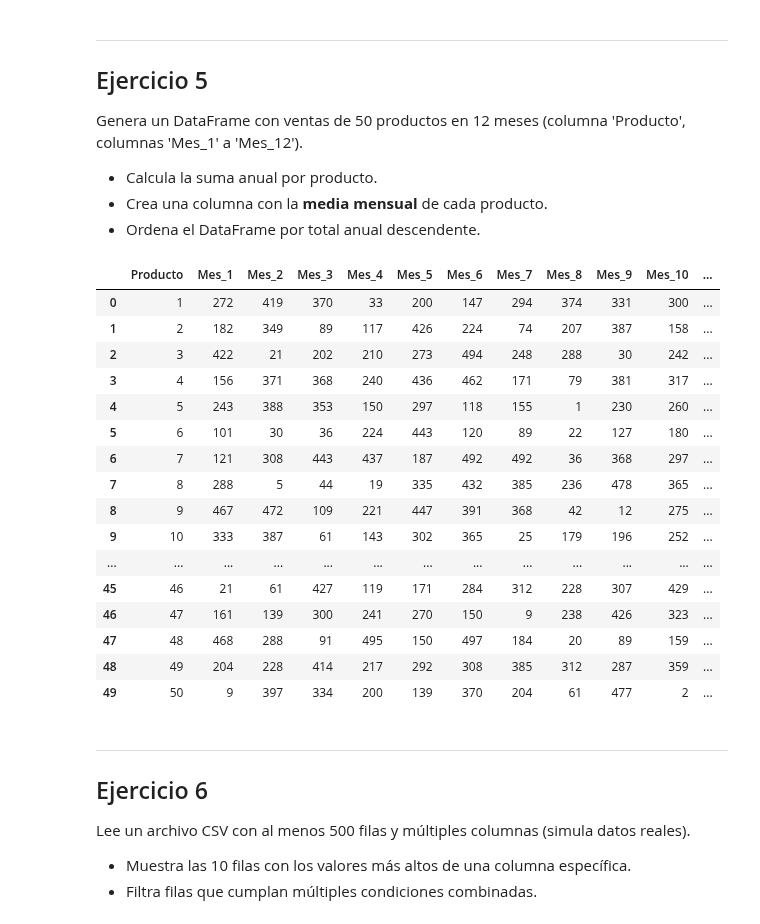
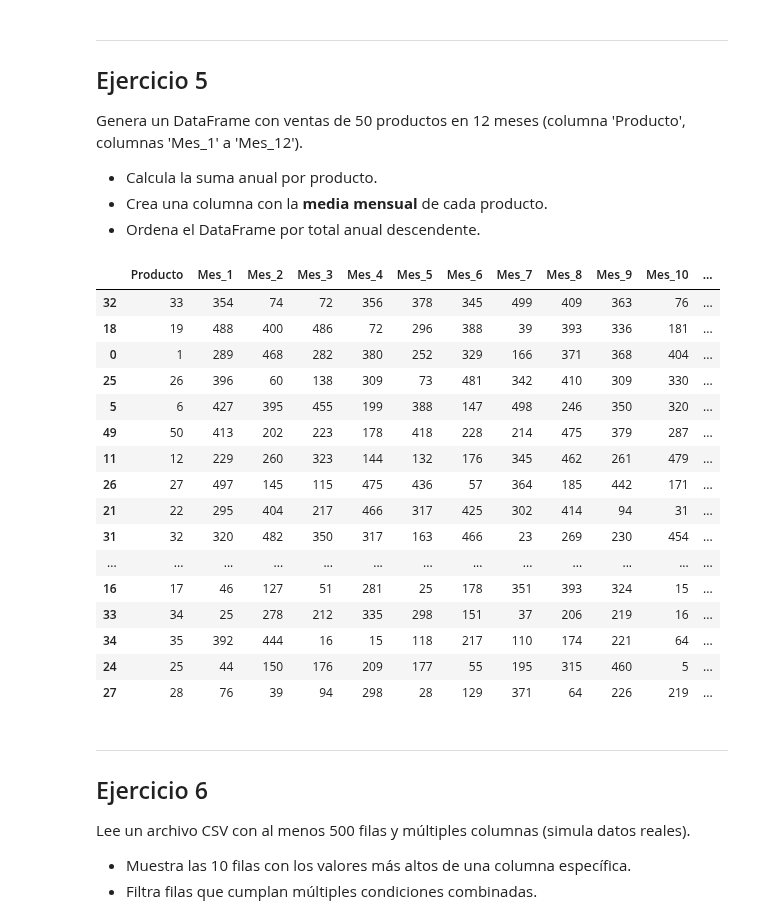
Before and after one commit to JavierPeraltaAzagra/Big-Data-e-IA, a Jupyter notebook: Programacion de IA/Pandas/Ejercicios intermedios Pandas/02-Pandas_Ejercicios_2.ipynb, the cells around one changed output. Drawn from its saved outputs; the diff is of its cells as text; code cells hidden in the pictures.

```diff
--- a/Programacion de IA/Pandas/Ejercicios intermedios Pandas/02-Pandas_Ejercicios_2.ipynb
+++ b/Programacion de IA/Pandas/Ejercicios intermedios Pandas/02-Pandas_Ejercicios_2.ipynb
@@ -183,54 +180,45 @@ Genera un DataFrame con ventas de 50 productos en 12 meses (columna 'Producto',
 - Crea una columna con la **media mensual** de cada producto.
 - Ordena el DataFrame por total anual descendente.
 # %%
-productos = np.array(range(1,51))
-mes_1 = np.random.randint(0, 500, 50)
-mes_2 = np.random.randint(0, 500, 50)
-mes_3 = np.random.randint(0, 500, 50)
-mes_4 = np.random.randint(0, 500, 50)
-mes_5 = np.random.randint(0, 500, 50)
-mes_6 = np.random.randint(0, 500, 50)
-mes_7 = np.random.randint(0, 500, 50)
-mes_8 = np.random.randint(0, 500, 50)
-mes_9 = np.random.randint(0, 500, 50)
-mes_10 = np.random.randint(0, 500, 50)
-mes_11 = np.random.randint(0, 500, 50)
-mes_12 = np.random.randint(0, 500, 50)
-
 df = pd.DataFrame({
-    'Producto': productos,
-    'Mes_1': mes_1,
-    'Mes_2': mes_2,
-    'Mes_3': mes_3,
-    'Mes_4': mes_4,
-    'Mes_5': mes_5,
-    'Mes_6': mes_6,
-    'Mes_7': mes_7,
-    'Mes_8': mes_8,
-    'Mes_9': mes_9,
-    'Mes_10': mes_10,
-    'Mes_11': mes_11,
-    'Mes_12': mes_12,
+    "Producto": np.array(range(1,51)),
+    "Mes_1": np.random.randint(0, 500, 50),
+    "Mes_2": np.random.randint(0, 500, 50),
+    "Mes_3": np.random.randint(0, 500, 50),
+    "Mes_4": np.random.randint(0, 500, 50),
+    "Mes_5": np.random.randint(0, 500, 50),
+    "Mes_6": np.random.randint(0, 500, 50),
+    "Mes_7": np.random.randint(0, 500, 50),
+    "Mes_8": np.random.randint(0, 500, 50),
+    "Mes_9": np.random.randint(0, 500, 50),
+    "Mes_10": np.random.randint(0, 500, 50),
+    "Mes_11": np.random.randint(0, 500, 50),
+    "Mes_12": np.random.randint(0, 500, 50),
 })
-df
+# Suma anual por producto
+df["Total_Anual"] = df.loc[:, "Mes_1":"Mes_12"].sum(axis=1)
+# Media mensual por producto
+df["Media mensual"] = df.loc[:, "Mes_1":"Mes_12"].mean(axis=1)
+# DataFrame ordenado por total anual descendente
+df.sort_values("Total_Anual", ascending= False)
 # %% [output]
 |  | Producto | Mes_1 | Mes_2 | Mes_3 | Mes_4 | Mes_5 | Mes_6 | Mes_7 | Mes_8 | Mes_9 | Mes_10 | ... |
-| 0 | 1 | 272 | 419 | 370 | 33 | 200 | 147 | 294 | 374 | 331 | 300 | ... |
-| 1 | 2 | 182 | 349 | 89 | 117 | 426 | 224 | 74 | 207 | 387 | 158 | ... |
-| 2 | 3 | 422 | 21 | 202 | 210 | 273 | 494 | 248 | 288 | 30 | 242 | ... |
-| 3 | 4 | 156 | 371 | 368 | 240 | 436 | 462 | 171 | 79 | 381 | 317 | ... |
-| 4 | 5 | 243 | 388 | 353 | 150 | 297 | 118 | 155 | 1 | 230 | 260 | ... |
-| 5 | 6 | 101 | 30 | 36 | 224 | 443 | 120 | 89 | 22 | 127 | 180 | ... |
-| 6 | 7 | 121 | 308 | 443 | 437 | 187 | 492 | 492 | 36 | 368 | 297 | ... |
-| 7 | 8 | 288 | 5 | 44 | 19 | 335 | 432 | 385 | 236 | 478 | 365 | ... |
-| 8 | 9 | 467 | 472 | 109 | 221 | 447 | 391 | 368 | 42 | 12 | 275 | ... |
-| 9 | 10 | 333 | 387 | 61 | 143 | 302 | 365 | 25 | 179 | 196 | 252 | ... |
+| 32 | 33 | 354 | 74 | 72 | 356 | 378 | 345 | 499 | 409 | 363 | 76 | ... |
+| 18 | 19 | 488 | 400 | 486 | 72 | 296 | 388 | 39 | 393 | 336 | 181 | ... |
+| 0 | 1 | 289 | 468 | 282 | 380 | 252 | 329 | 166 | 371 | 368 | 404 | ... |
+| 25 | 26 | 396 | 60 | 138 | 309 | 73 | 481 | 342 | 410 | 309 | 330 | ... |
+| 5 | 6 | 427 | 395 | 455 | 199 | 388 | 147 | 498 | 246 | 350 | 320 | ... |
+| 49 | 50 | 413 | 202 | 223 | 178 | 418 | 228 | 214 | 475 | 379 | 287 | ... |
+| 11 | 12 | 229 | 260 | 323 | 144 | 132 | 176 | 345 | 462 | 261 | 479 | ... |
+| 26 | 27 | 497 | 145 | 115 | 475 | 436 | 57 | 364 | 185 | 442 | 171 | ... |
+| 21 | 22 | 295 | 404 | 217 | 466 | 317 | 425 | 302 | 414 | 94 | 31 | ... |
+| 31 | 32 | 320 | 482 | 350 | 317 | 163 | 466 | 23 | 269 | 230 | 454 | ... |
 | ... | ... | ... | ... | ... | ... | ... | ... | ... | ... | ... | ... | ... |
-| 45 | 46 | 21 | 61 | 427 | 119 | 171 | 284 | 312 | 228 | 307 | 429 | ... |
-| 46 | 47 | 161 | 139 | 300 | 241 | 270 | 150 | 9 | 238 | 426 | 323 | ... |
-| 47 | 48 | 468 | 288 | 91 | 495 | 150 | 497 | 184 | 20 | 89 | 159 | ... |
-| 48 | 49 | 204 | 228 | 414 | 217 | 292 | 308 | 385 | 312 | 287 | 359 | ... |
-| 49 | 50 | 9 | 397 | 334 | 200 | 139 | 370 | 204 | 61 | 477 | 2 | ... |
+| 16 | 17 | 46 | 127 | 51 | 281 | 25 | 178 | 351 | 393 | 324 | 15 | ... |
+| 33 | 34 | 25 | 278 | 212 | 335 | 298 | 151 | 37 | 206 | 219 | 16 | ... |
+| 34 | 35 | 392 | 444 | 16 | 15 | 118 | 217 | 110 | 174 | 221 | 64 | ... |
+| 24 | 25 | 44 | 150 | 176 | 209 | 177 | 55 | 195 | 315 | 460 | 5 | ... |
+| 27 | 28 | 76 | 39 | 94 | 298 | 28 | 129 | 371 | 64 | 226 | 219 | ... |
 # %% [markdown]
 ---
 ## Ejercicio 6
```
Also changed, not shown: parts of 6 cells of this notebook.
